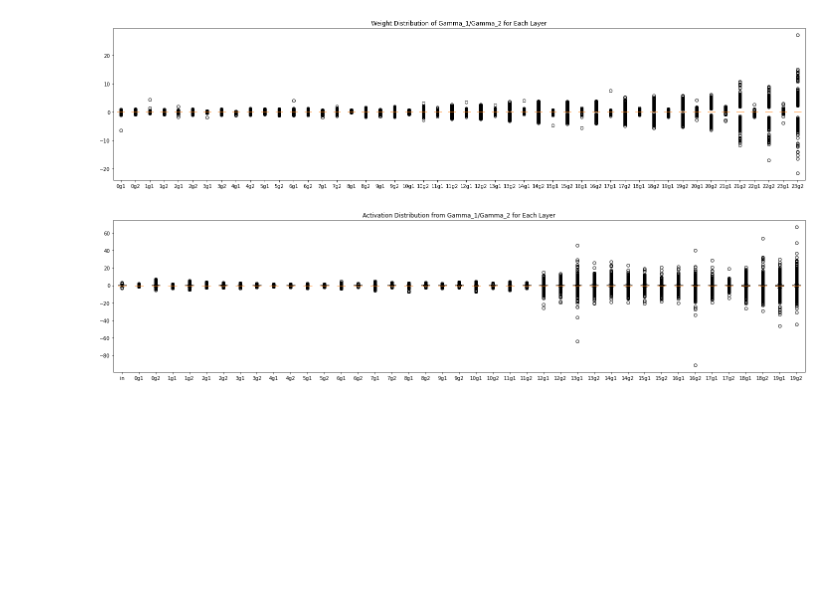
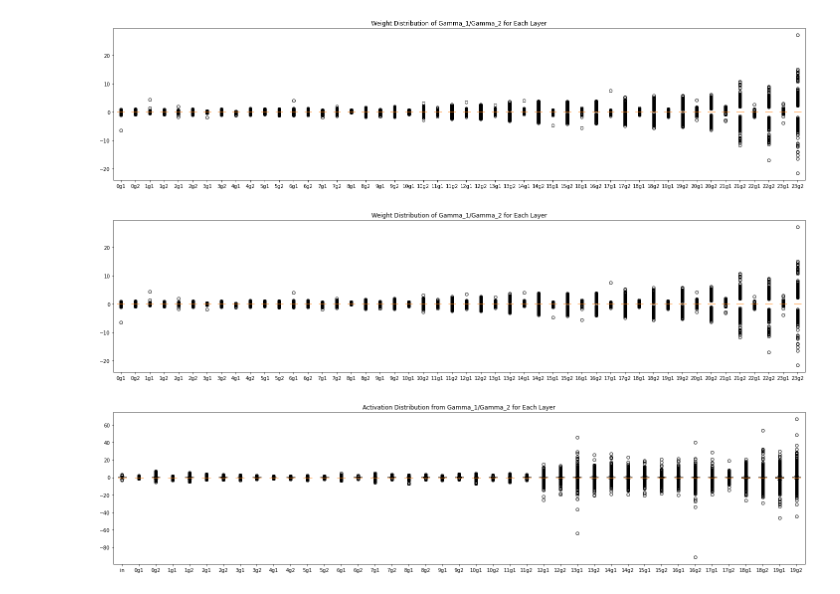
Before and after one commit to scott306lr/ResMLP_QAT, a Jupyter notebook: HAWQ/model.compare.ipynb, the cells around one changed output. Drawn from its saved outputs; the diff is of its cells as text; code cells hidden in the pictures; blank space fills up the shorter version.

```diff
--- a/HAWQ/model.compare.ipynb
+++ b/HAWQ/model.compare.ipynb
@@ -54,6 +103,31 @@ bp = plt.boxplot(data, labels=labels)
 plt.show()
 # %% [output]
 [figure]
+# %%
+plt.title('Weight Distribution of Gamma_1/Gamma_2 for Each Layer')
+plt.rcParams["figure.figsize"] = [20, 5]
+plt.rcParams["figure.autolayout"] = True
+
+data = []
+labels = []
+for i in range(0, 24):
+  layer1_name = f'layer{i}.gamma_1.weight'
+  data1 = qmdict[layer1_name].detach().numpy().flatten()
+
+  layer2_name = f'layer{i}.gamma_2.weight'
+  data2 = qmdict[layer2_name].detach().numpy().flatten()
+
+  # data = np.concatenate([[data1], [data2]], axis=0)
+  data.append(data1)
+  data.append(data2)
+  labels.append(f'{i}g1')
+  labels.append(f'{i}g2')
+
+# Creating plot
+bp = plt.boxplot(data, labels=labels)
+plt.savefig('w2.png')
+# %% [output]
+[figure, added]
 # %%
 import torchvision.transforms as transforms
 
```
Also changed, not shown: parts of 4 cells of this notebook.
